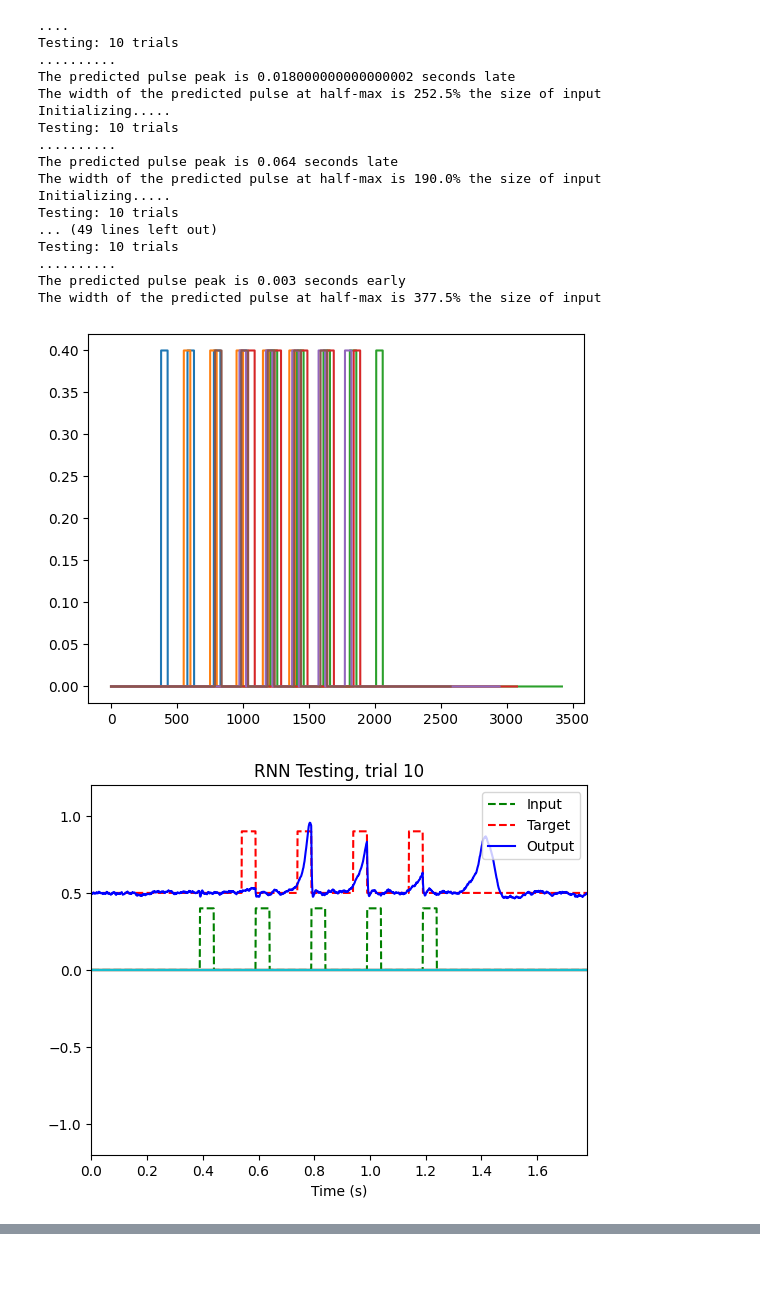
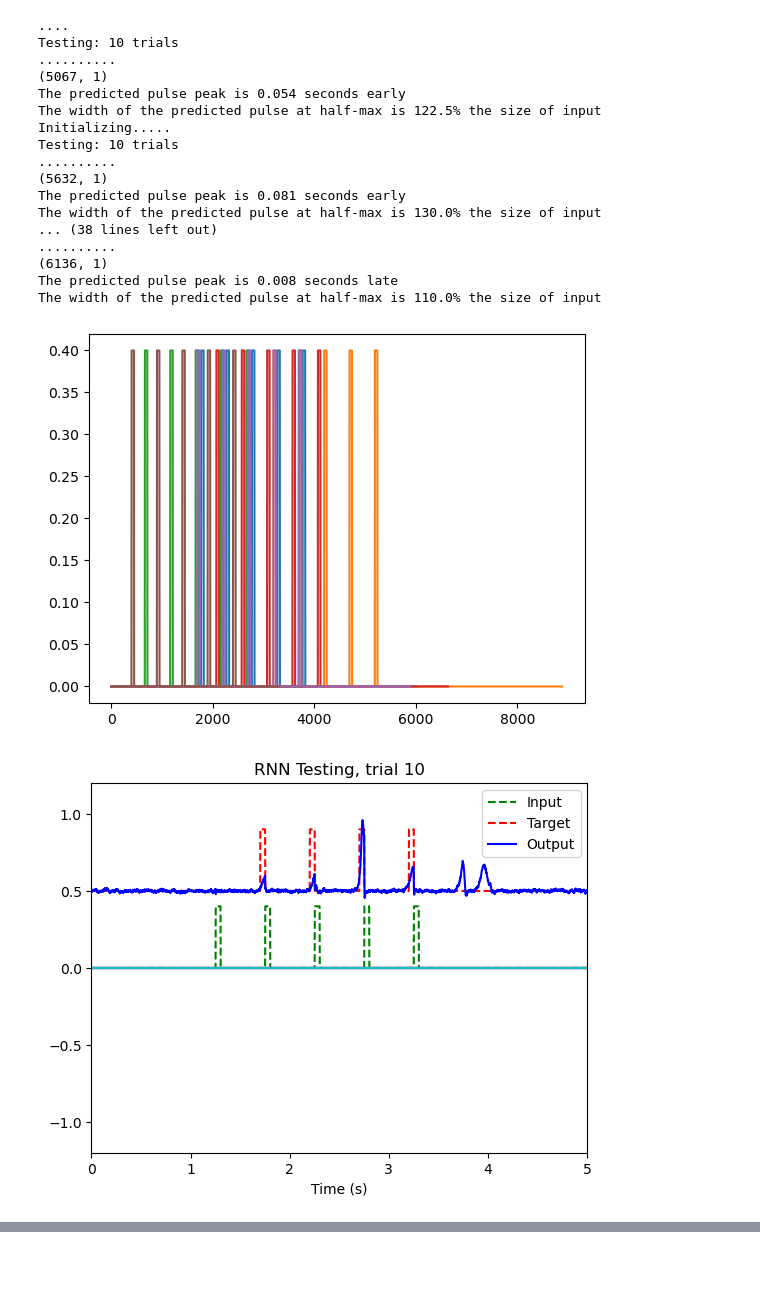
Before and after one commit to METRElab/Full_Force_Pulse_Prediction, a Jupyter notebook: Error-plot-test.ipynb, the cells around one changed output, grey strips where cells are left out. Saved outputs shown, nothing was run; the diff lists cells and outputs as text; code cells hidden in the pictures.

Commit message:
Update- with restricted period

```diff
--- a/Error-plot-test.ipynb
+++ b/Error-plot-test.ipynb
@@ -95,14 +95,14 @@ import FF_Demo
 import numpy as np
 
 #loads saved model from the same directory
-rnn = pickle.load(open("cosyne--2000-0.2-1.2-20-20-0.5",'rb'))
+rnn = pickle.load(open("Restricted_period_[0.5,0.6]_[0.7,0.8]-20-20-0.5",'rb'))
 
 #defines arrays to store errors for each period
 half_max_width = []
 position_error = []
 
 #defines range for testing periods
-range_array = np.arange(0.2,1.2,0.05)
+range_array = np.arange(0.5,0.8,0.02)
 
 #loop to test multiple periods
 for item in range_array:
@@ -112,6 +112,8 @@ for item in range_array:
 
     #stores the target output and model output
     fin = x[0][0];ftarg = x[0][1]; fout = x[0][2]
+
+    print(np.shape(fin))
 
     #finds each pulse in the target output and stores the indicies in groups of 5
     a = np.where(ftarg == np.max(ftarg))
@@ -180,9 +182,9 @@ for item in range_array:
 
     #stores size of model predict
     half_max_width.append(pulse_size_error)
-    plt.savefig(f'cosyne_test_{item}.png', transparent=True)
+    item = round(item,2)
+    plt.savefig(f'restricted_test_{item}.png', transparent=True)
     plt.figure(figsize=(10,4))
-
 
 
 #plt.figure()
@@ -210,20 +212,20 @@ The width of the predicted pulse at half-max is 205.0% the size of input
 Initializing.
 ....
 Testing: 10 trials
 ..........
-The predicted pulse peak is 0.018000000000000002 seconds late
-The width of the predicted pulse at half-max is 252.5% the size of input
+(5067, 1)
+The predicted pulse peak is 0.054 seconds early
+The width of the predicted pulse at half-max is 122.5% the size of input
 Initializing.....
 Testing: 10 trials
 ..........
-The predicted pulse peak is 0.064 seconds late
-The width of the predicted pulse at half-max is 190.0% the size of input
-Initializing.....
-Testing: 10 trials
-... (49 lines left out)
-Testing: 10 trials
+(5632, 1)
+The predicted pulse peak is 0.081 seconds early
+The width of the predicted pulse at half-max is 130.0% the size of input
+... (38 lines left out)
 ..........
-The predicted pulse peak is 0.003 seconds early
-The width of the predicted pulse at half-max is 377.5% the size of input
+(6136, 1)
+The predicted pulse peak is 0.008 seconds late
+The width of the predicted pulse at half-max is 110.0% the size of input
-[figure, old version]
+[figure, new version]
-[figure, old version]
+[figure, new version]
```
Also changed, not shown: parts of 3 cells of this notebook, 47 other files.
